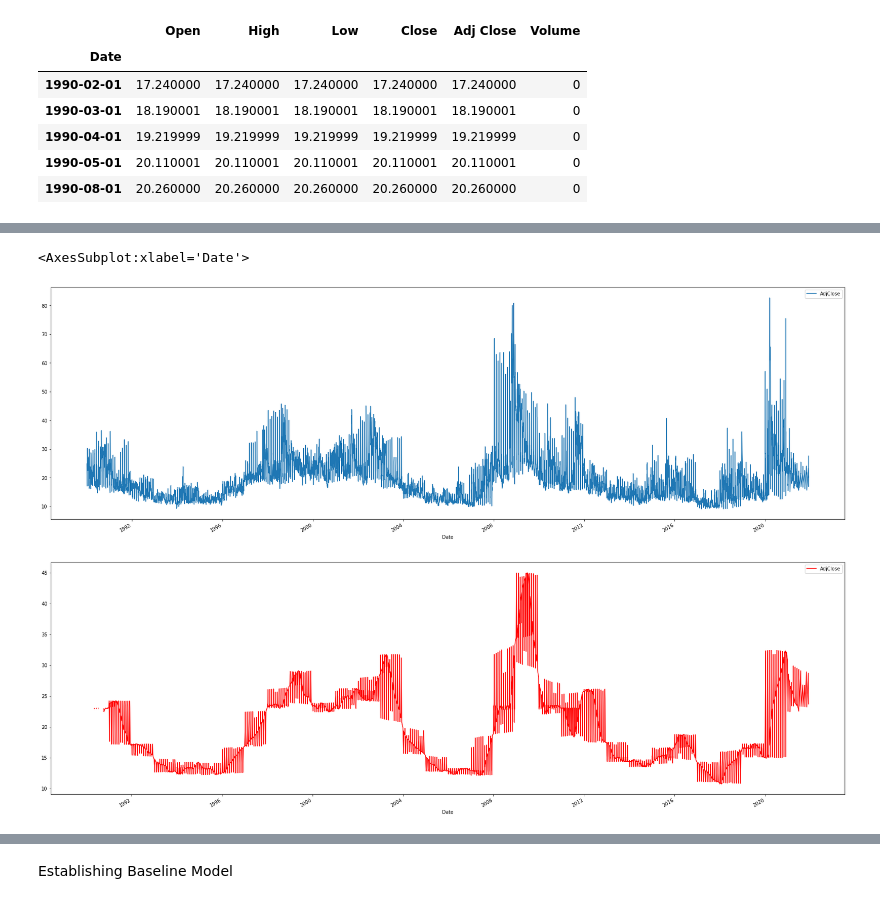
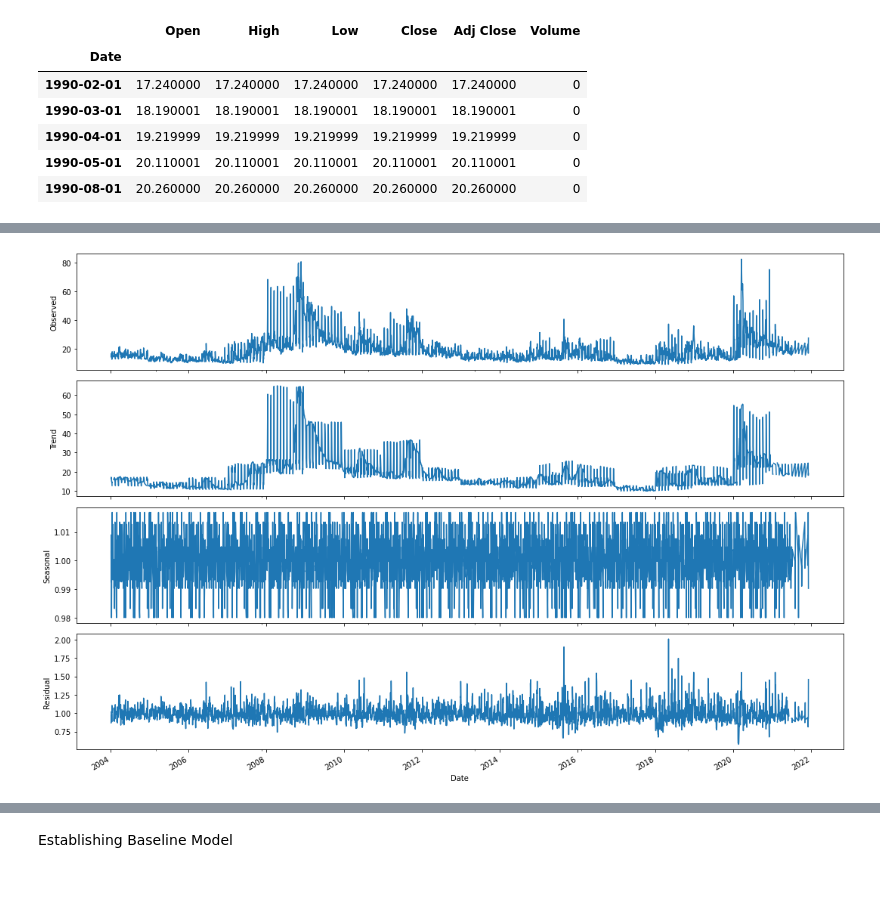
Before and after one commit to kahhotan/Coding-Projects, a Jupyter notebook: Time_Series.ipynb, the cells around one changed output, grey strips where cells are left out. Drawn from its saved outputs; the diff is of its cells as text; code cells hidden in the pictures.

```diff
--- a/Time_Series.ipynb
+++ b/Time_Series.ipynb
@@ -102,10 +60,14 @@ vix_rolling = vix.rolling(window = 200).mean()
+# %%
+#Observing Time Series Components
+
+plt.rcParams['figure.figsize'] = (15,10)
+components = seasonal_decompose(df ['Adj Close'], model='mul', freq = 30)
+components.plot();
+# %% [output]
+[figure, added]
 # %%
-vix.plot(figsize = (30,10))
-vix_rolling.plot(figsize = (30,10), color = 'red')
+df.plot(figsize = (30,10))
+df_rolling.plot(figsize = (30,10), color = 'red')
-# %% [output]
-<AxesSubplot:xlabel='Date'>
-[figure, removed]
-[figure, removed]
 # %%
 #Statistical stationary Test
 
```
Also changed, not shown: parts of 32 cells of this notebook.
